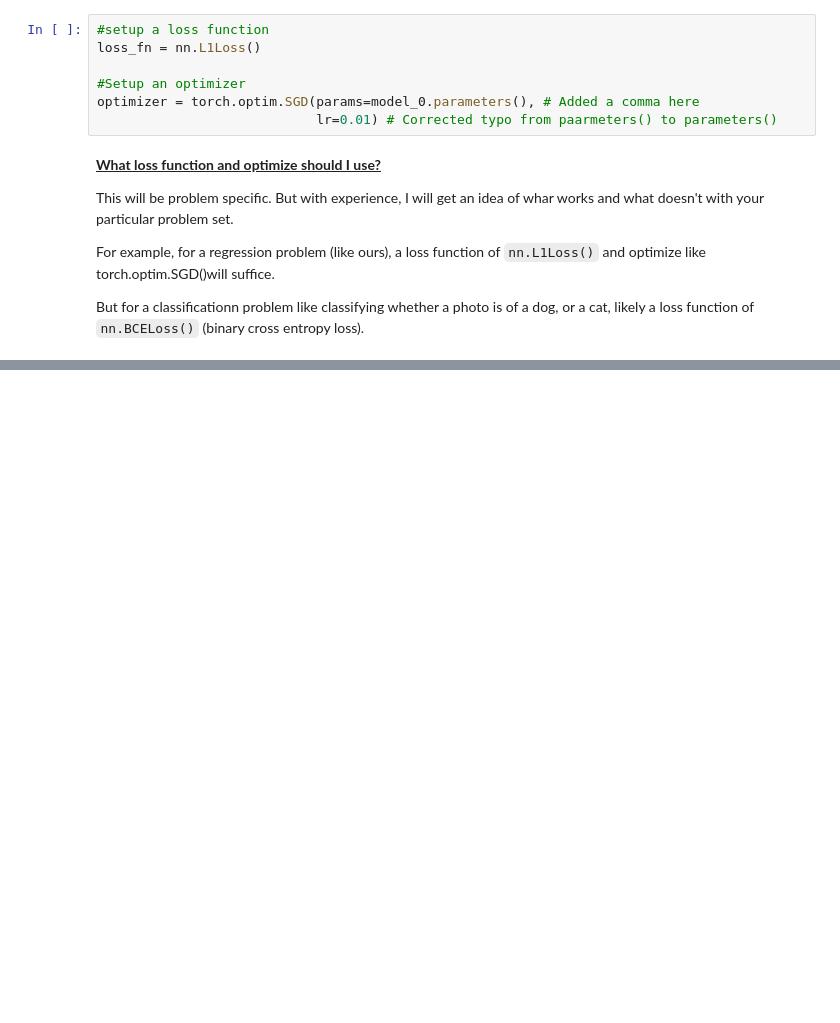
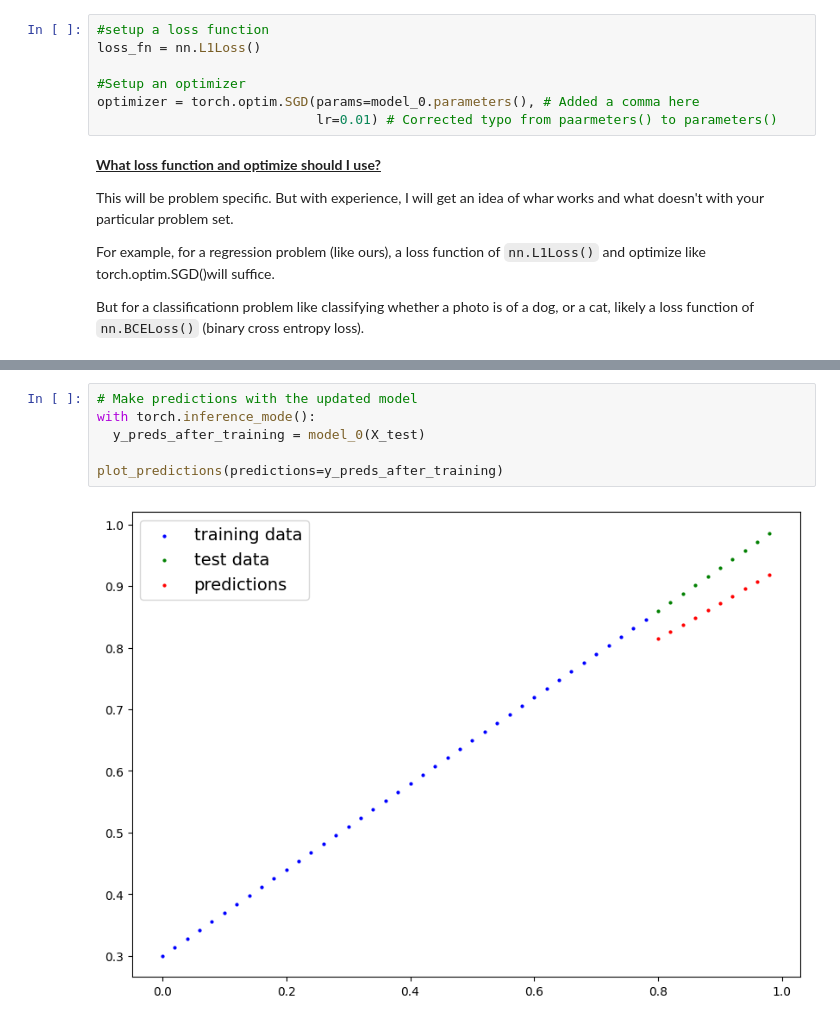
Before and after one commit to yamini-nirwan/Learning-Python, a Jupyter notebook: 01_pytorch_workflow.ipynb, the cells around one changed output, grey strips where cells are left out. Saved outputs shown, nothing was run; the diff lists cells and outputs as text; blank space fills up the shorter version.

```diff
--- a/01_pytorch_workflow.ipynb
+++ b/01_pytorch_workflow.ipynb
@@ -408,0 +587,8 @@ for epoch in range(epochs):
+# %%
+# Make predictions with the updated model
+with torch.inference_mode():
+  y_preds_after_training = model_0(X_test)
+
+plot_predictions(predictions=y_preds_after_training)
+# %% [output]
+[figure, added]
```
Also changed, not shown: parts of 18 cells of this notebook.
